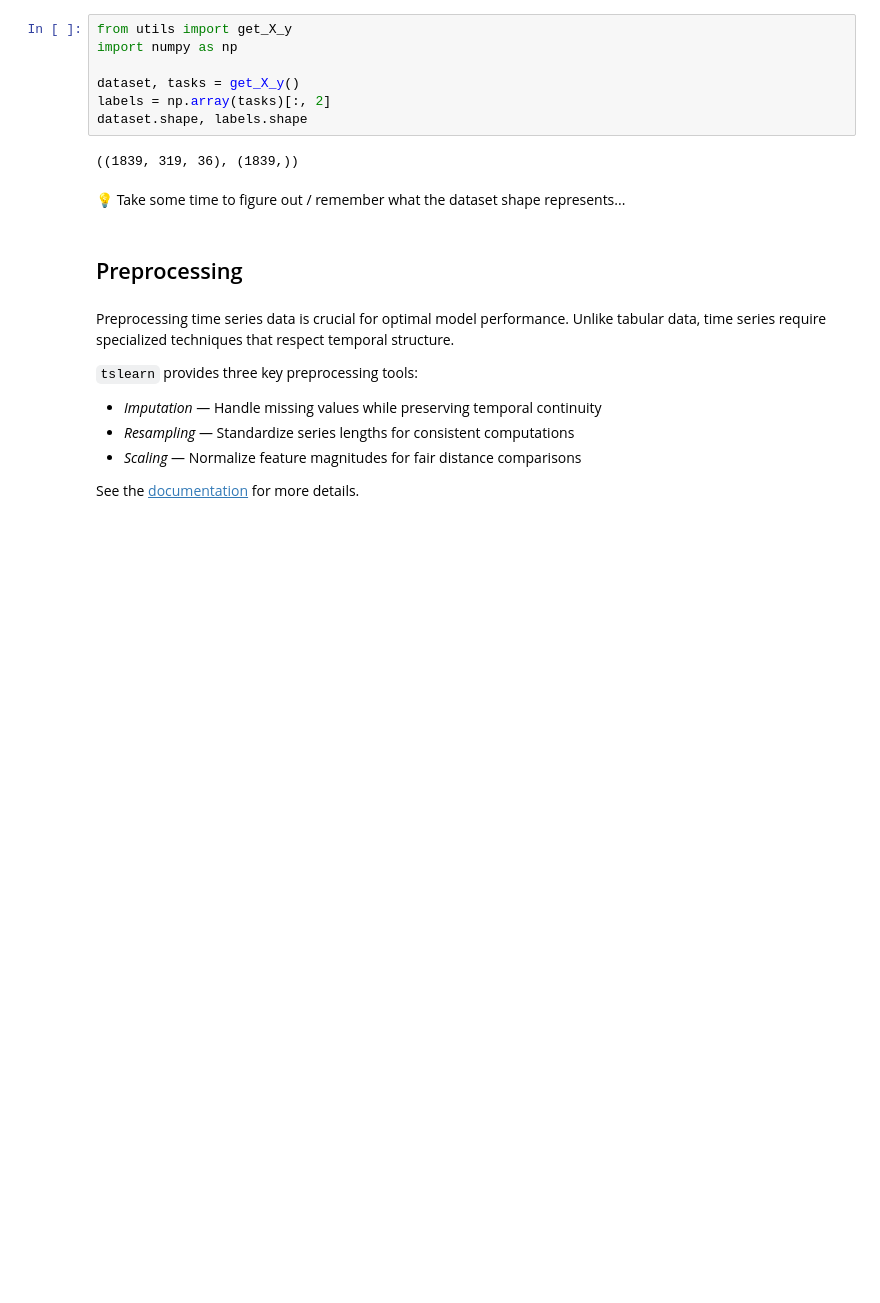
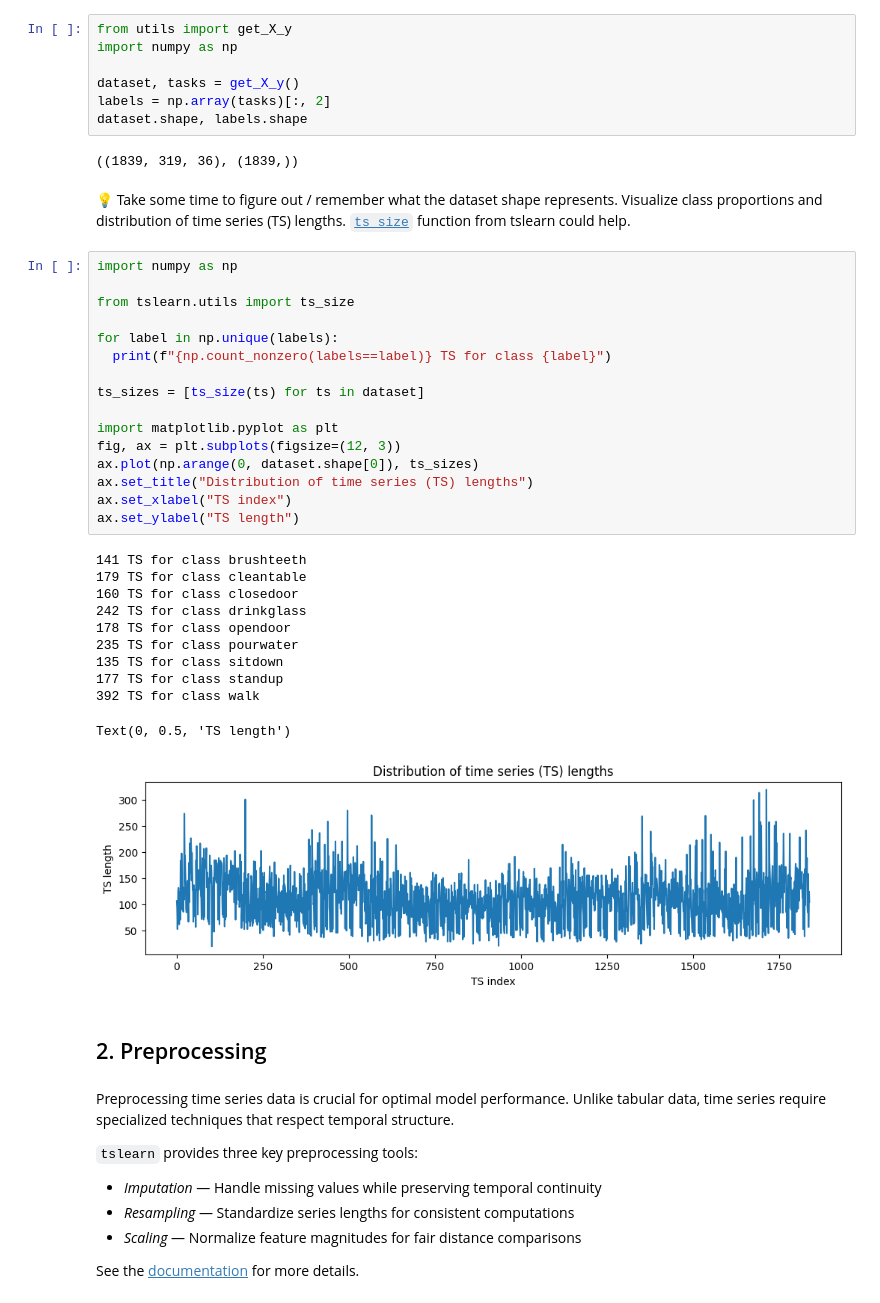
Before and after one commit to ia-p16/tslearn-workshop-2026, a Jupyter notebook: workshop_full.ipynb, the cells around one changed output. Cells and saved outputs as stored; diff of their text form; blank space fills up the shorter version.

```diff
--- a/workshop_full.ipynb
+++ b/workshop_full.ipynb
@@ -78,9 +76,37 @@ dataset.shape, labels.shape
 # %% [output]
 ((1839, 319, 36), (1839,))
 # %% [markdown]
-💡 Take some time to figure out / remember what the dataset shape represents...
+💡 Take some time to figure out / remember what the dataset shape represents. Visualize class proportions and distribution of time series (TS) lengths. [`ts_size`](https://tslearn.readthedocs.io/en/stable/gen_modules/utils/tslearn.utils.ts_size.html) function from tslearn could help.
+# %%
+import numpy as np
+
+from tslearn.utils import ts_size
+
+for label in np.unique(labels):
+  print(f"{np.count_nonzero(labels==label)} TS for class {label}")
+
+ts_sizes = [ts_size(ts) for ts in dataset]
+
+import matplotlib.pyplot as plt
+fig, ax = plt.subplots(figsize=(12, 3))
+ax.plot(np.arange(0, dataset.shape[0]), ts_sizes)
+ax.set_title("Distribution of time series (TS) lengths")
+ax.set_xlabel("TS index")
+ax.set_ylabel("TS length")
+# %% [output]
+141 TS for class brushteeth
+179 TS for class cleantable
+160 TS for class closedoor
+242 TS for class drinkglass
+178 TS for class opendoor
+235 TS for class pourwater
+135 TS for class sitdown
+177 TS for class standup
+392 TS for class walk
+Text(0, 0.5, 'TS length')
+[figure, added]
 # %% [markdown]
-## Preprocessing
+## 2. Preprocessing
 # %% [markdown]
 Preprocessing time series data is crucial for optimal model performance. Unlike tabular data, time series require specialized techniques that respect temporal structure.
 
```
Also changed, not shown: parts of 44 cells of this notebook.
